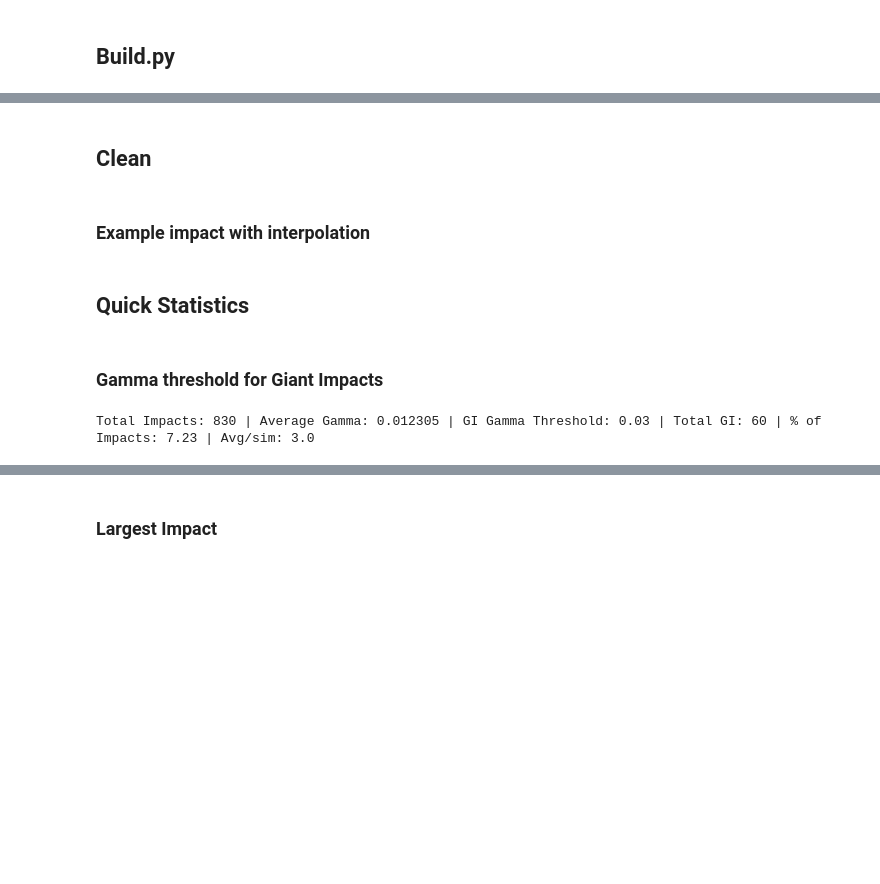
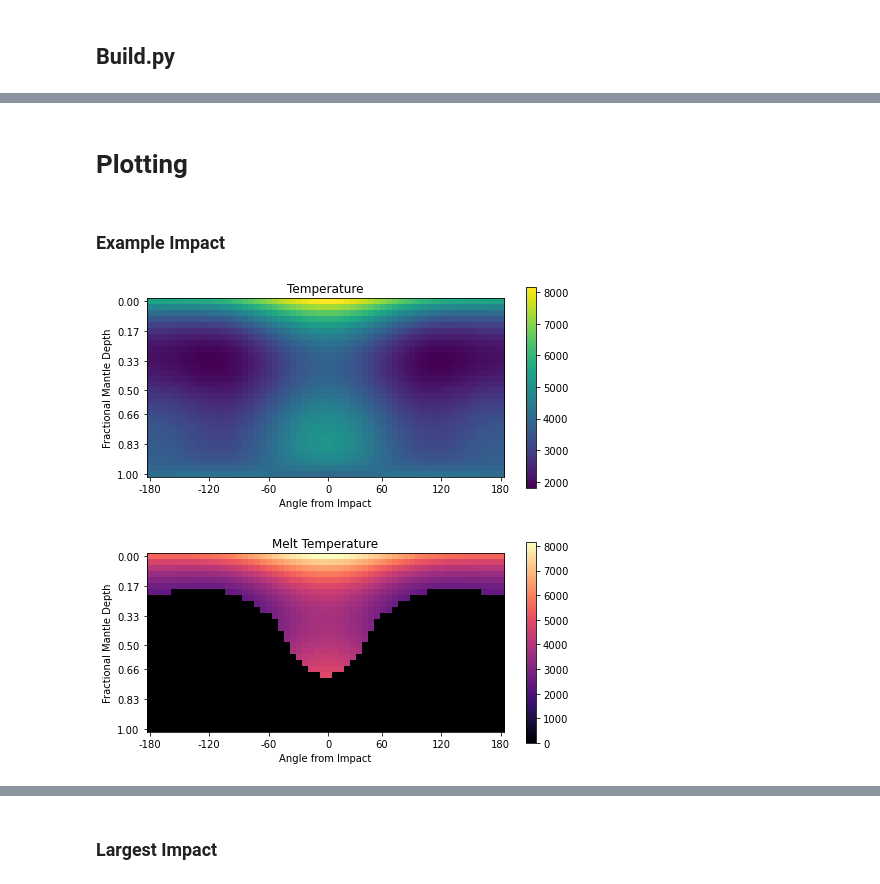
Before and after one commit to HunterNotGatherer/Magma-Oceans, a Jupyter notebook: ____TestFiles.ipynb, the cells around one changed output, grey strips where cells are left out. Cells and saved outputs as stored; diff of their text form; code cells hidden in the pictures; blank space fills up the shorter version.

```diff
--- a/____TestFiles.ipynb
+++ b/____TestFiles.ipynb
@@ -413,2 +576,2 @@ if not os.path.exists('coolData'): os.makedirs('coolData')
 # %% [markdown]
-## Clean
+# Plotting
@@ -421,30 +578,26 @@ for i in ['CoefGrid.txt','Model_sigma_Grid.txt','F_bar.dat','Init_du.dat','rho_u
 # %% [markdown]
-### Example impact with interpolation
+### Example Impact
 # %%
+import numpy as np
 from MeltModelJupyter import Model
-import matplotlib.pyplot as plt
+import matplotlib.pyplot as plt; plt.close('all')
 
-m = Model(Mtotal=5, gamma=0.04, vel=1.0, entropy0=1100, impact_angle=40) # m contains all melt model outputs
+m = Model(Mtotal=5, gamma=0.07, vel=1.0, entropy0=1100, impact_angle=40) # m contains all melt model outputs
 resp = m.run_model() #m.du=Temp/100, m.du_gain=deltaT/100, m.du_melt=molten, m.du_gain_melt=molten if T=solidus
 
-plt.close('all')
-plt.figure('Temperature')
-plt.title('Temperature')
-plt.set_cmap('viridis')
-plt.xticks([0,10,20,30,39,49,59],np.arange(-180,240,60))
-plt.yticks([0,5,10,15,19,24,29],['0.00','0.17','0.33','0.50','0.66','0.83','1.00'])
-plt.xlabel('Angle from Impact')
-plt.ylabel('Fractional Mantle Depth')
-plt.imshow(m.du[::-1]*100)
-plt.colorbar(shrink=0.615)
+plt.figure('TemperatureEx',figsize=(8,6)); plt.title('Temperature'); plt.set_cmap('viridis')
+plt.xticks([0,10,20,30,39,49,59],np.arange(-180,240,60)); plt.yticks([0,5,10,15,19,24,29],['0.00','0.17','0.33','0.50','0.66','0.83','1.00'])
+plt.xlabel('Angle from Impact'); plt.ylabel('Fractional Mantle Depth')
+plt.imshow(m.du[::-1]*100); plt.colorbar(shrink=0.615) # Temperature plot
 
-plt.figure('Melt')
-plt.title('Melt x Temperature')
-plt.set_cmap('magma')
-plt.xticks([0,10,20,30,39,49,59],np.arange(-180,240,60))
-plt.yticks([0,5,10,15,19,24,29],['0.00','0.17','0.33','0.50','0.66','0.83','1.00'])
-plt.xlabel('Angle from Impact')
-plt.ylabel('Fractional Mantle Depth')
-plt.imshow(m.du[::-1]*100*m.du_melt[::-1]) # Temperature plot
-plt.colorbar(shrink=0.615)
-# plt.savefig('MeltxTemperatureExample.jpg',dpi=800)
+# plt.savefig('plotsAndStats/TemperatureExample.jpg',dpi=1200)
+
+plt.figure('MeltEx',figsize=(8,6)); plt.title('Melt Temperature'); plt.set_cmap('magma')
+plt.xticks([0,10,20,30,39,49,59],np.arange(-180,240,60)); plt.yticks([0,5,10,15,19,24,29],['0.00','0.17','0.33','0.50','0.66','0.83','1.00'])
+plt.xlabel('Angle from Impact'); plt.ylabel('Fractional Mantle Depth')
+plt.imshow(m.du[::-1]*100*m.du_melt[::-1]); plt.colorbar(shrink=0.615) # Melt Temperature plot
+
+# plt.savefig('plotsAndStats/MeltxTemperatureExample.jpg',dpi=1200)
+# %% [output]
+[figure, added]
+[figure, added]
@@ -521,17 +603,0 @@ plt.colorbar(shrink=0.615)
-# %% [markdown]
-## Quick Statistics
-# %% [markdown]
-### Gamma threshold for Giant Impacts
-# %%
-import numpy as np
-
-GIGamma=0.03
-AvgGIGamma=0
-AllGamma=np.empty(0)
-for sim in np.arange(1,21):
-    data = np.array([x.strip().split(',') for x in open("Nakajima_Inputs/AccSim"+str(sim))][1:])[:,1:].astype(float)
-    AllGamma=np.append(AllGamma,data[:,-1])
-    AvgGIGamma += sum(data[:,-1]>GIGamma)
-print('Total Impacts:', len(AllGamma),'| Average Gamma:',round(np.average(AllGamma),6),'| GI Gamma Threshold:',GIGamma,'| Total GI:',AvgGIGamma,'| % of Impacts:',round(AvgGIGamma/(len(AllGamma)/100),2),'| Avg/sim:',AvgGIGamma/20)
-# %% [output]
-Total Impacts: 830 | Average Gamma: 0.012305 | GI Gamma Threshold: 0.03 | Total GI: 60 | % of Impacts: 7.23 | Avg/sim: 3.0
```
Also changed, not shown: parts of 44 cells of this notebook, 7 other files.
